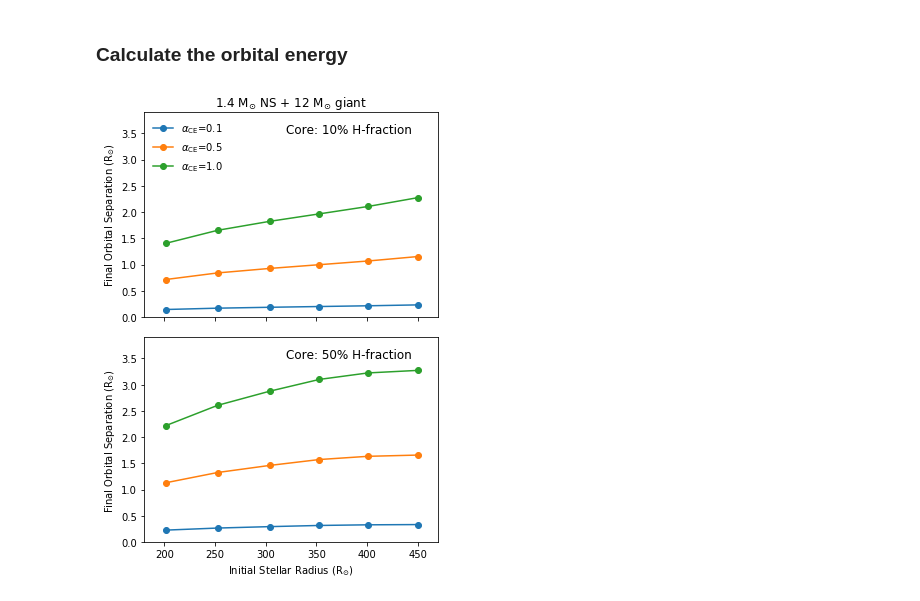
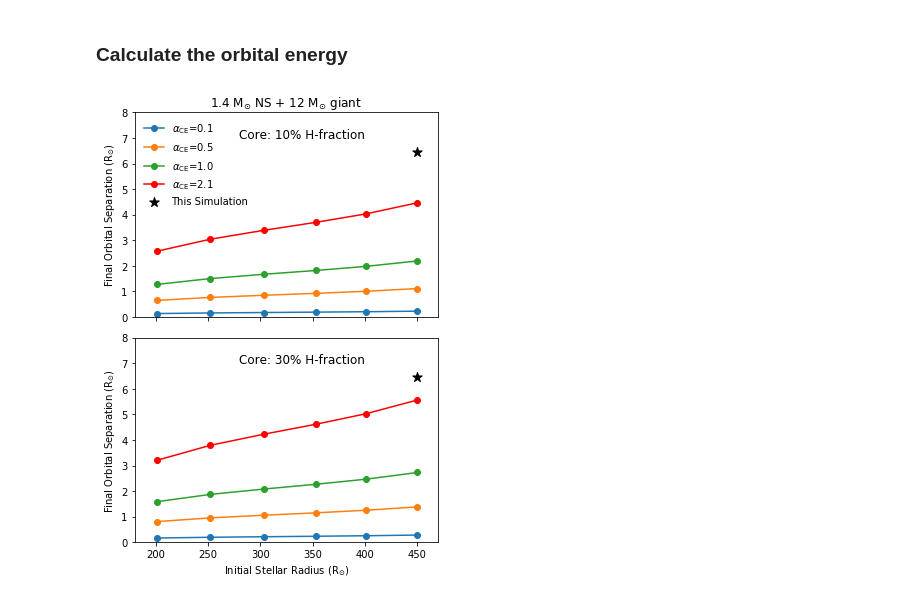
Before and after one commit to JRGarza/CE_mesa, a Jupyter notebook: notebooks/CE Efficiency.ipynb, the cells around one changed output. Saved outputs shown, nothing was run; the diff lists cells and outputs as text; code cells hidden in the pictures.

```diff
--- a/notebooks/CE Efficiency.ipynb
+++ b/notebooks/CE Efficiency.ipynb
@@ -66,7 +66,7 @@ for k, model in enumerate(models):
             core_mass_h10_tmp = model['mass'][i]*Msun
 
         # Core mass definition: h abundance is above 50%
-        if model['h1'][i] > 0.5:
+        if model['h1'][i] > 0.3:
             tmp += dm * (model['energy'][i] - Gconst * model['mass'][i]*Msun / (10**model['logR'][i]*Rsun))
             core_mass_h50_tmp = model['mass'][i]*Msun
 
@@ -98,8 +98,8 @@ radii = np.array(radii)
 # %%
 fig, ax = plt.subplots(2, 1, figsize=(5,7))
 
-alpha = [0.1, 0.5, 1.0]
-color = ["C0", "C1", "C2"]
+alpha = [0.1, 0.5, 1.0, 2.1]
+color = ["C0", "C1", "C2", 'r']
 
 CO_mass = 1.4*Msun
 
@@ -122,35 +122,38 @@ for j in range(len(alpha)):
 
         orb_sep_f_h10.append(a_f_h10 / Rsun)
         orb_sep_f_h50.append(a_f_h50 / Rsun)
 
 
     orb_sep_f_h10 = np.array(orb_sep_f_h10)
     orb_sep_f_h50 = np.array(orb_sep_f_h50)
 
     ax[0].plot(radii, orb_sep_f_h10, 'o-', color=color[j], label=r'$\alpha_{\rm CE}$='+str(alpha[j]))
     ax[1].plot(radii, orb_sep_f_h50, 'o-', color=color[j], label=r'$\alpha_{\rm CE}$='+str(alpha[j]))
 #     plt.scatter(radii, orb_sep_f, color=color[j], label=r'$\alpha_{\rm CE}$='+str(alpha[j]))
 
 
+for a in ax:
+    a.scatter([450.0],[6.4675], marker='*', s=100, color='k', label='This Simulation')
+
 
 ax[1].set_xlabel(r"Initial Stellar Radius (R$_{\odot}$)")
 ax[0].set_ylabel(r"Final Orbital Separation (R$_{\odot}$)")
 ax[1].set_ylabel(r"Final Orbital Separation (R$_{\odot}$)")
 
 ax[0].set_xticklabels([])
 
 ax[0].legend(frameon=False, loc=2)
 ax[0].set_xlim(180, 470)
-ax[0].set_ylim(0, 3.9)
+ax[0].set_ylim(0, 8)
 ax[1].set_xlim(180, 470)
-ax[1].set_ylim(0, 3.9)
+ax[1].set_ylim(0, 8)
 ax[0].set_title(r"1.4 M$_{\odot}$ NS + 12 M$_{\odot}$ giant")
 
-ax[0].text(320, 3.5, 'Core: 10% H-fraction', fontsize=12)
-ax[1].text(320, 3.5, 'Core: 50% H-fraction', fontsize=12)
+ax[0].text(280, 7.0, 'Core: 10% H-fraction', fontsize=12)
+ax[1].text(280, 7.0, 'Core: 30% H-fraction', fontsize=12)
 
 plt.tight_layout()
 plt.savefig("../figures/predicted_separations_final.pdf")
 # plt.show()
 # %% [output]
-[figure, old version]
+[figure, new version]
```
Also changed, not shown: parts of 3 cells of this notebook, 1 other file.
